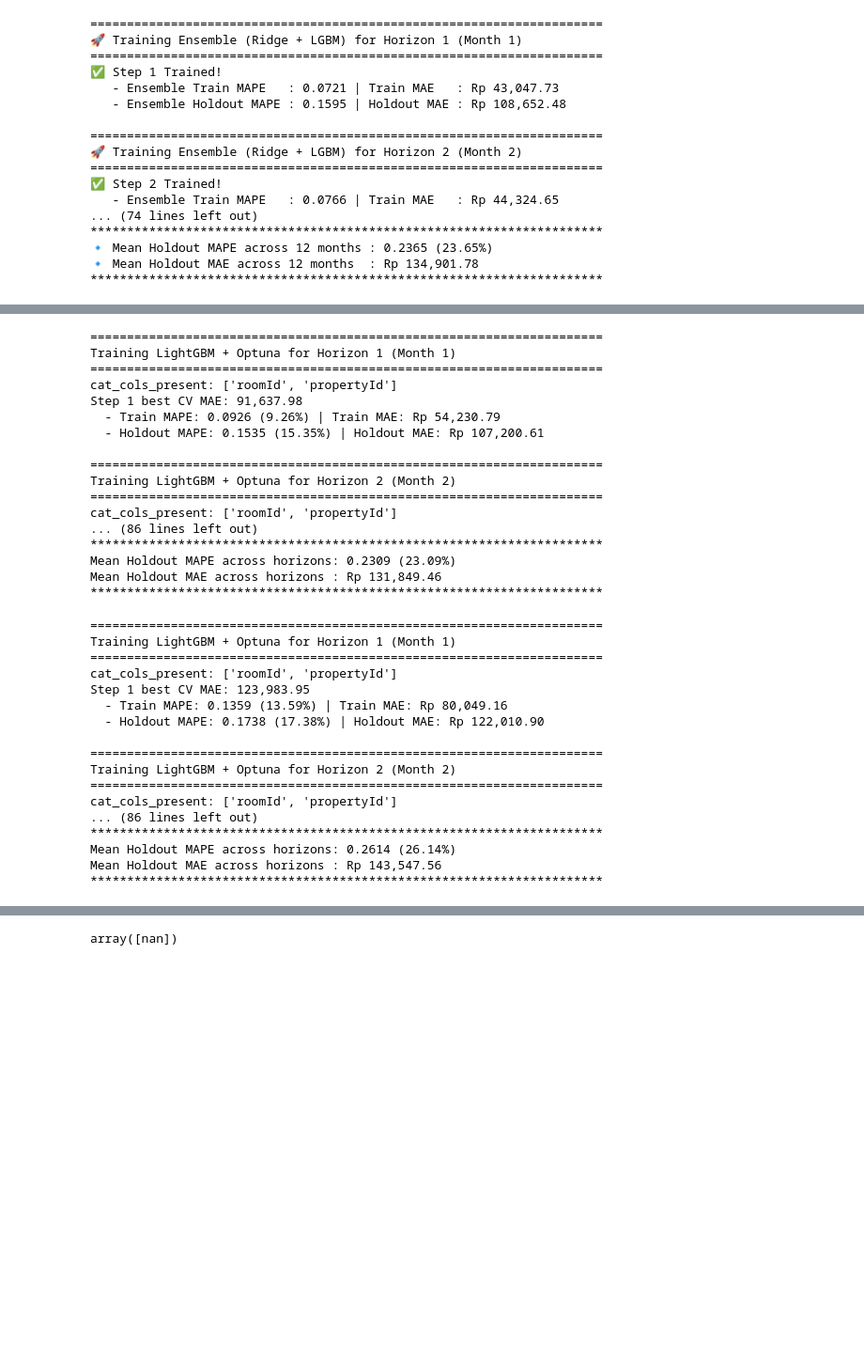
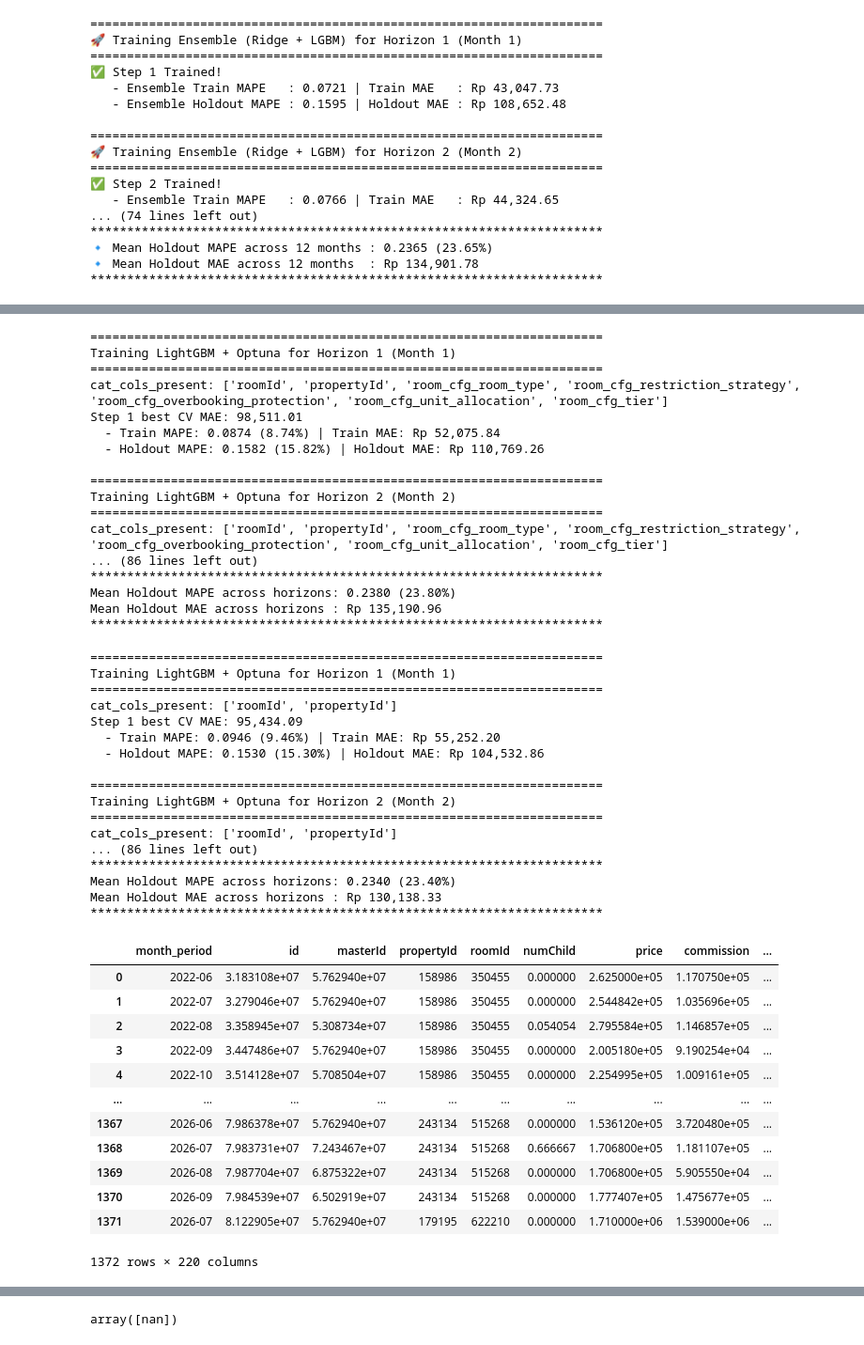
Before and after one commit to notnsas/hotel-demand-forecasting, a Jupyter notebook: notebooks/03_modeling.ipynb, the cells around one changed output, grey strips where cells are left out. Shown at 94% size. Drawn from its saved outputs; the diff is of its cells as text; code cells hidden in the pictures; blank space fills up the shorter version.

```diff
--- a/notebooks/03_modeling.ipynb
+++ b/notebooks/03_modeling.ipynb
@@ -3040,7 +3287,7 @@ for h in range(1, 13):
         sampler=optuna.samplers.TPESampler(seed=222),
         pruner=optuna.pruners.MedianPruner(n_warmup_steps=1),
     )
-    study.optimize(objective, n_trials=10, show_progress_bar=False)
+    study.optimize(objective, n_trials=1, show_progress_bar=False)
 
     best_params = study.best_params.copy()
     best_rounds = int(best_params.pop("num_boost_round"))
@@ -3110,17 +3357,17 @@ print("*"*70 + "\n")
 ======================================================================
 Training LightGBM + Optuna for Horizon 1 (Month 1)
 ======================================================================
-cat_cols_present: ['roomId', 'propertyId']
-Step 1 best CV MAE: 91,637.98
-  - Train MAPE: 0.0926 (9.26%) | Train MAE: Rp 54,230.79
-  - Holdout MAPE: 0.1535 (15.35%) | Holdout MAE: Rp 107,200.61
+cat_cols_present: ['roomId', 'propertyId', 'room_cfg_room_type', 'room_cfg_restriction_strategy', 'room_cfg_overbooking_protection', 'room_cfg_unit_allocation', 'room_cfg_tier']
+Step 1 best CV MAE: 98,511.01
+  - Train MAPE: 0.0874 (8.74%) | Train MAE: Rp 52,075.84
+  - Holdout MAPE: 0.1582 (15.82%) | Holdout MAE: Rp 110,769.26
 
 ======================================================================
 Training LightGBM + Optuna for Horizon 2 (Month 2)
 ======================================================================
-cat_cols_present: ['roomId', 'propertyId']
+cat_cols_present: ['roomId', 'propertyId', 'room_cfg_room_type', 'room_cfg_restriction_strategy', 'room_cfg_overbooking_protection', 'room_cfg_unit_allocation', 'room_cfg_tier']
 ... (86 lines left out)
 **********************************************************************
-Mean Holdout MAPE across horizons: 0.2309 (23.09%)
-Mean Holdout MAE across horizons : Rp 131,849.46
+Mean Holdout MAPE across horizons: 0.2380 (23.80%)
+Mean Holdout MAE across horizons : Rp 135,190.96
 **********************************************************************
@@ -3195,7 +3445,15 @@ for h in range(1, 13):
     x_train_full = train_data.drop(columns=[c for c in cols_to_drop if c in train_data.columns], errors="ignore")
     x_test_full = test_data.drop(columns=[c for c in cols_to_drop if c in test_data.columns], errors="ignore")
 
-    cat_cols = ["roomId", "propertyId"]
+    cat_cols = [
+        "roomId",
+        "propertyId",
+        "room_cfg_room_type",
+        "room_cfg_restriction_strategy",
+        "room_cfg_overbooking_protection",
+        "room_cfg_unit_allocation",
+        "room_cfg_tier",
+    ]
     for c in cat_cols:
         if c in x_train_full.columns:
             x_train_full[c] = x_train_full[c].astype("category")
@@ -3243,6 +3501,8 @@ for h in range(1, 13):
             "feature_fraction": trial.suggest_float("feature_fraction", 0.6, 1.0),
             "bagging_fraction": trial.suggest_float("bagging_fraction", 0.6, 1.0),
             "bagging_freq": trial.suggest_int("bagging_freq", 1, 10),
+
+            "min_child_samples": trial.suggest_int("min_child_samples", 20, 150),
 
             # Extra params
             "alpha": trial.suggest_float("alpha", 0.7, 0.95),
@@ -3312,14 +3572,14 @@ for h in range(1, 13):
         sampler=optuna.samplers.TPESampler(seed=222),
         pruner=optuna.pruners.MedianPruner(n_warmup_steps=1),
     )
-    study.optimize(objective, n_trials=1, show_progress_bar=False)
+    study.optimize(objective, n_trials=3, show_progress_bar=False)
 
     best_params = study.best_params.copy()
     best_rounds = int(best_params.pop("num_boost_round"))
     best_params.update({
         "objective": "huber",
         "metric": "mae",
-        "boosting_type": "gbdt",
+        "boosting_type": "dart",
         "verbosity": -1,
         "random_state": 222,
     })
@@ -3383,9 +3643,9 @@ print("*"*70 + "\n")
 Training LightGBM + Optuna for Horizon 1 (Month 1)
 ======================================================================
 cat_cols_present: ['roomId', 'propertyId']
-Step 1 best CV MAE: 123,983.95
-  - Train MAPE: 0.1359 (13.59%) | Train MAE: Rp 80,049.16
-  - Holdout MAPE: 0.1738 (17.38%) | Holdout MAE: Rp 122,010.90
+Step 1 best CV MAE: 95,434.09
+  - Train MAPE: 0.0946 (9.46%) | Train MAE: Rp 55,252.20
+  - Holdout MAPE: 0.1530 (15.30%) | Holdout MAE: Rp 104,532.86
 
 ======================================================================
 Training LightGBM + Optuna for Horizon 2 (Month 2)
@@ -3393,9 +3653,25 @@ Training LightGBM + Optuna for Horizon 2 (Month 2)
 cat_cols_present: ['roomId', 'propertyId']
 ... (86 lines left out)
 **********************************************************************
-Mean Holdout MAPE across horizons: 0.2614 (26.14%)
-Mean Holdout MAE across horizons : Rp 143,547.56
+Mean Holdout MAPE across horizons: 0.2340 (23.40%)
+Mean Holdout MAE across horizons : Rp 130,138.33
 **********************************************************************
+# %%
+data
+# %% [output]
+|  | month_period | id | masterId | propertyId | roomId | numChild | price | commission | ... |
+| 0 | 2022-06 | 3.183108e+07 | 5.762940e+07 | 158986 | 350455 | 0.000000 | 2.625000e+05 | 1.170750e+05 | ... |
+| 1 | 2022-07 | 3.279046e+07 | 5.762940e+07 | 158986 | 350455 | 0.000000 | 2.544842e+05 | 1.035696e+05 | ... |
+| 2 | 2022-08 | 3.358945e+07 | 5.308734e+07 | 158986 | 350455 | 0.054054 | 2.795584e+05 | 1.146857e+05 | ... |
+| 3 | 2022-09 | 3.447486e+07 | 5.762940e+07 | 158986 | 350455 | 0.000000 | 2.005180e+05 | 9.190254e+04 | ... |
+| 4 | 2022-10 | 3.514128e+07 | 5.708504e+07 | 158986 | 350455 | 0.000000 | 2.254995e+05 | 1.009161e+05 | ... |
+| ... | ... | ... | ... | ... | ... | ... | ... | ... | ... |
+| 1367 | 2026-06 | 7.986378e+07 | 5.762940e+07 | 243134 | 515268 | 0.000000 | 1.536120e+05 | 3.720480e+05 | ... |
+| 1368 | 2026-07 | 7.983731e+07 | 7.243467e+07 | 243134 | 515268 | 0.666667 | 1.706800e+05 | 1.181107e+05 | ... |
+| 1369 | 2026-08 | 7.987704e+07 | 6.875322e+07 | 243134 | 515268 | 0.000000 | 1.706800e+05 | 5.905550e+04 | ... |
+| 1370 | 2026-09 | 7.984539e+07 | 6.502919e+07 | 243134 | 515268 | 0.000000 | 1.777407e+05 | 1.475677e+05 | ... |
+| 1371 | 2026-07 | 8.122905e+07 | 5.762940e+07 | 179195 | 622210 | 0.000000 | 1.710000e+06 | 1.539000e+06 | ... |
+1372 rows × 220 columns
 # %%
 Mean Holdout MAPE across horizons: 0.2303 (23.03%)
 Mean Holdout MAE across horizons : Rp 128,831.87
```
Also changed, not shown: parts of 7 cells of this notebook, 7 other files.
